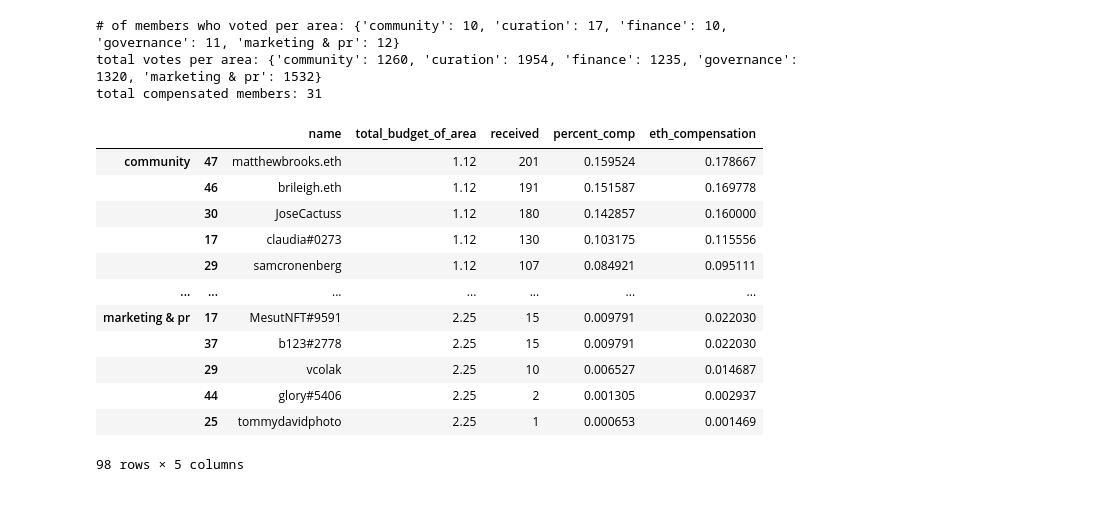
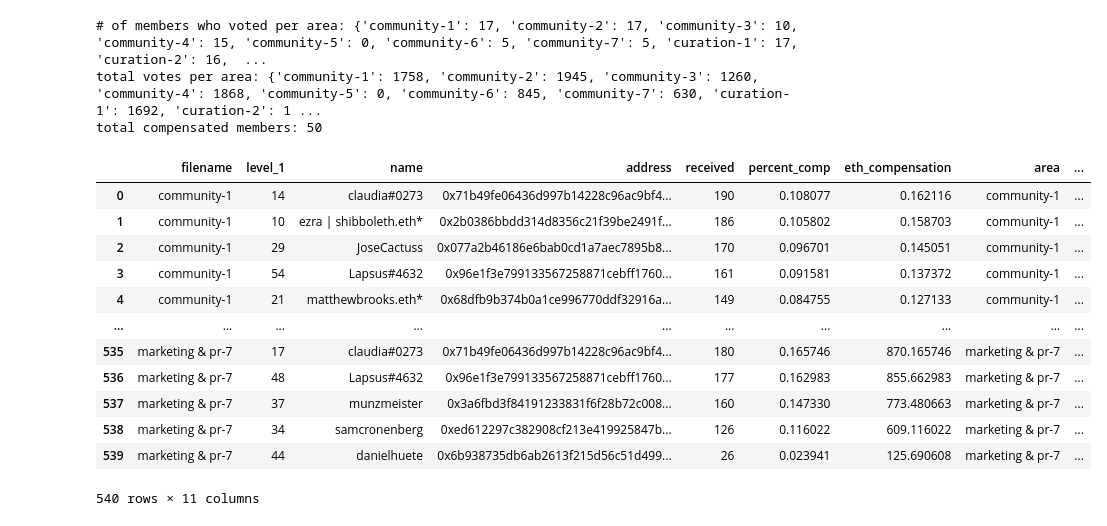
Before and after one commit to lucaspon/raw-compensation, a Jupyter notebook: RAW - Compensation.ipynb, the cells around one changed output. Cells and saved outputs as stored; diff of their text form; code cells hidden in the pictures.

```diff
--- a/RAW - Compensation.ipynb
+++ b/RAW - Compensation.ipynb
@@ -58,7 +172,7 @@ total_give = {}
 for file in os.listdir('./coordinape_data'):
   try:
     # read data from coordinape files
-    key = re.search('DAO-(.+?)-', file).group(1).lower()
+    key = file.split(".")[0]
     # print(key)
     dfs[key] = pd.read_csv('./coordinape_data/'+ file)
 
@@ -92,26 +206,35 @@ print('# of members who voted per area: ' + str(voting_members))
 print('total votes per area: ' + str(total_give))
 print("total compensated members: " + str(len(comp_df)))
 # %% [output]
-# of members who voted per area: {'community': 10, 'curation': 17, 'finance': 10, 'governance': 11, 'marketing & pr': 12}
-total votes per area: {'community': 1260, 'curation': 1954, 'finance': 1235, 'governance': 1320, 'marketing & pr': 1532}
-total compensated members: 31
+# of members who voted per area: {'community-1': 17, 'community-2': 17, 'community-3': 10, 'community-4': 15, 'community-5': 0, 'community-6': 5, 'community-7': 5, 'curation-1': 17, 'curation-2': 16,  ...
+total votes per area: {'community-1': 1758, 'community-2': 1945, 'community-3': 1260, 'community-4': 1868, 'community-5': 0, 'community-6': 845, 'community-7': 630, 'curation-1': 1692, 'curation-2': 1 ...
+total compensated members: 50
-# %%
-# PRINT VOTES PER MEMBER PER AREA
-df_export[['name','total_budget_of_area','received','percent_comp','eth_compensation']]
-# %% [output]
-|  |  | name | total_budget_of_area | received | percent_comp | eth_compensation |
-| community | 47 | matthewbrooks.eth | 1.12 | 201 | 0.159524 | 0.178667 |
-|  | 46 | brileigh.eth | 1.12 | 191 | 0.151587 | 0.169778 |
-|  | 30 | JoseCactuss | 1.12 | 180 | 0.142857 | 0.160000 |
-|  | 17 | claudia#0273 | 1.12 | 130 | 0.103175 | 0.115556 |
-|  | 29 | samcronenberg | 1.12 | 107 | 0.084921 | 0.095111 |
-| ... | ... | ... | ... | ... | ... | ... |
-| marketing & pr | 17 | MesutNFT#9591 | 2.25 | 15 | 0.009791 | 0.022030 |
-|  | 37 | b123#2778 | 2.25 | 15 | 0.009791 | 0.022030 |
-|  | 29 | vcolak | 2.25 | 10 | 0.006527 | 0.014687 |
-|  | 44 | glory#5406 | 2.25 | 2 | 0.001305 | 0.002937 |
-|  | 25 | tommydavidphoto | 2.25 | 1 | 0.000653 | 0.001469 |
-98 rows × 5 columns
+# %%
+# PRINT VOTES PER MEMBER PER AREA
+df_export[['name','total_budget_of_area','received','percent_comp','eth_compensation']]
+df_export_2 = df_export.reset_index()
+df_export_2 = df_export_2.rename(columns={'level_0': 'filename'})
+df_export_2['month'] = df_export_2['filename'].str[-1:]
+
+# get total monthly budgets
+df_budgets = pd.DataFrame(list(total_monthly_budget.items()), columns=['month', 'total_months_budget'])
+
+df_left = pd.merge(df_export_2,df_budgets, on='month', how='left')
+df_left
+# %% [output]
+|  | filename | level_1 | name | address | received | percent_comp | eth_compensation | area | ... |
+| 0 | community-1 | 14 | claudia#0273 | 0x71b49fe06436d997b14228c96ac9bf4... | 190 | 0.108077 | 0.162116 | community-1 | ... |
+| 1 | community-1 | 10 | ezra | shibboleth.eth* | 0x2b0386bbdd314d8356c21f39be2491f... | 186 | 0.105802 | 0.158703 | community-1 | ... |
+| 2 | community-1 | 29 | JoseCactuss | 0x077a2b46186e6bab0cd1a7aec7895b8... | 170 | 0.096701 | 0.145051 | community-1 | ... |
+| 3 | community-1 | 54 | Lapsus#4632 | 0x96e1f3e799133567258871cebff1760... | 161 | 0.091581 | 0.137372 | community-1 | ... |
+| 4 | community-1 | 21 | matthewbrooks.eth* | 0x68dfb9b374b0a1ce996770ddf32916a... | 149 | 0.084755 | 0.127133 | community-1 | ... |
+| ... | ... | ... | ... | ... | ... | ... | ... | ... | ... |
+| 535 | marketing & pr-7 | 17 | claudia#0273 | 0x71b49fe06436d997b14228c96ac9bf4... | 180 | 0.165746 | 870.165746 | marketing & pr-7 | ... |
+| 536 | marketing & pr-7 | 48 | Lapsus#4632 | 0x96e1f3e799133567258871cebff1760... | 177 | 0.162983 | 855.662983 | marketing & pr-7 | ... |
+| 537 | marketing & pr-7 | 37 | munzmeister | 0x3a6fbd3f84191233831f6f28b72c008... | 160 | 0.147330 | 773.480663 | marketing & pr-7 | ... |
+| 538 | marketing & pr-7 | 34 | samcronenberg | 0xed612297c382908cf213e419925847b... | 126 | 0.116022 | 609.116022 | marketing & pr-7 | ... |
+| 539 | marketing & pr-7 | 44 | danielhuete | 0x6b938735db6ab2613f215d56c51d499... | 26 | 0.023941 | 125.690608 | marketing & pr-7 | ... |
+540 rows × 11 columns
 # %%
 # PRINT ETH COMPENSATION PER MEMBER FOR THIS MONTH
 comp_df[['name','eth_compensation']]
```
Also changed, not shown: parts of 5 cells of this notebook, 1 other file.
